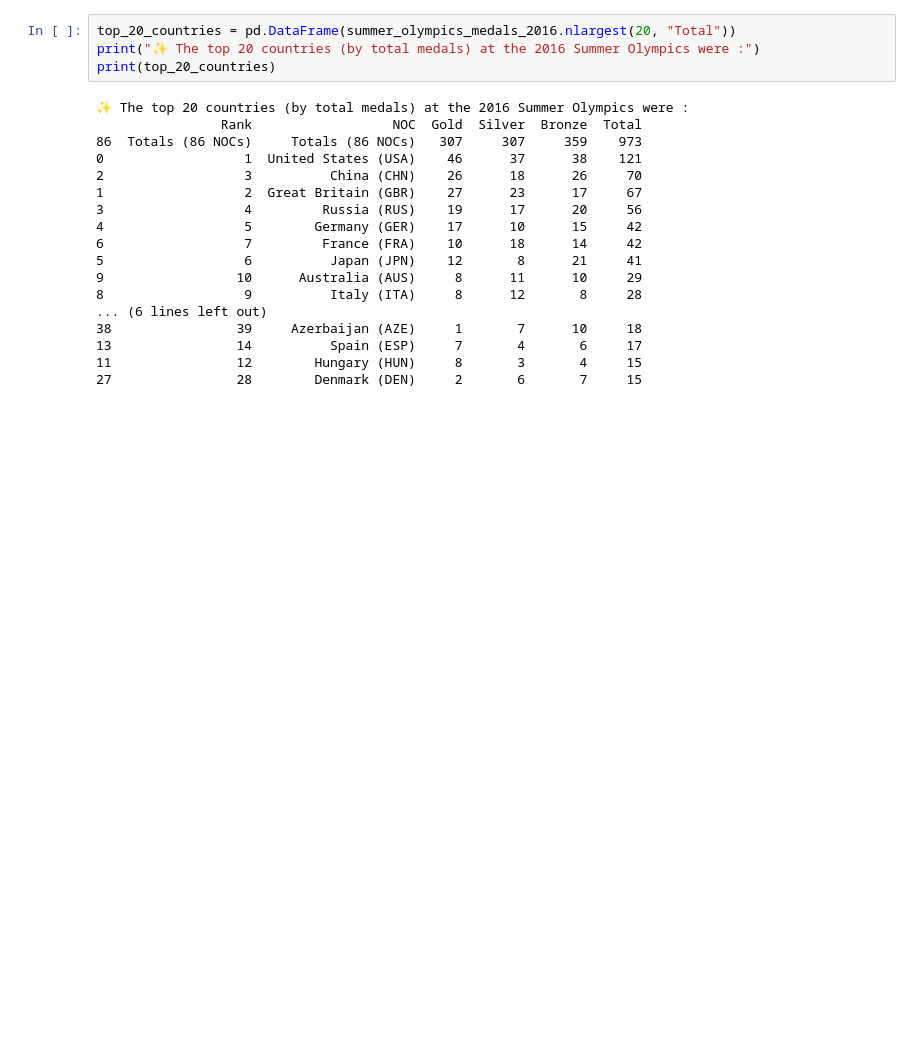
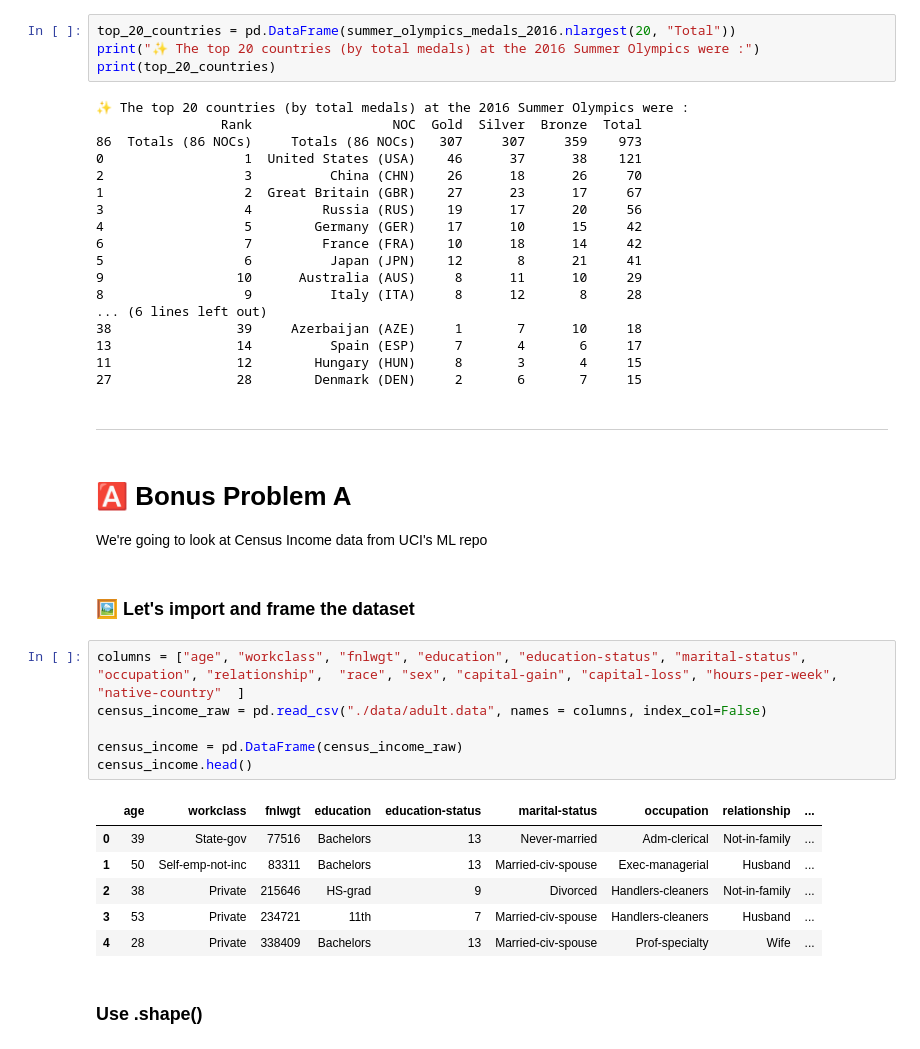
Before and after one commit to RealDyllon/cz1115, a Jupyter notebook: labs/lab1/Exercise1_Solution.ipynb, the cells around one changed output. Cells and saved outputs as stored; diff of their text form; blank space fills up the shorter version.

```diff
--- a/labs/lab1/Exercise1_Solution.ipynb
+++ b/labs/lab1/Exercise1_Solution.ipynb
@@ -178,3 +178,26 @@ print(top_20_countries)
 13                14          Spain (ESP)     7       4       6     17
 11                12        Hungary (HUN)     8       3       4     15
 27                28        Denmark (DEN)     2       6       7     15
+# %% [markdown]
+------------
+# %% [markdown]
+# 🅰 Bonus Problem A
+
+We're going to look at Census Income data from UCI's ML repo
+# %% [markdown]
+### 🖼 Let's import and frame the dataset
+# %%
+columns = ["age", "workclass", "fnlwgt", "education", "education-status", "marital-status", "occupation", "relationship",  "race", "sex", "capital-gain", "capital-loss", "hours-per-week", "native-country"  ]
+census_income_raw = pd.read_csv("./data/adult.data", names = columns, index_col=False)
+
+census_income = pd.DataFrame(census_income_raw)
+census_income.head()
+# %% [output]
+|  | age | workclass | fnlwgt | education | education-status | marital-status | occupation | relationship | ... |
+| 0 | 39 | State-gov | 77516 | Bachelors | 13 | Never-married | Adm-clerical | Not-in-family | ... |
+| 1 | 50 | Self-emp-not-inc | 83311 | Bachelors | 13 | Married-civ-spouse | Exec-managerial | Husband | ... |
+| 2 | 38 | Private | 215646 | HS-grad | 9 | Divorced | Handlers-cleaners | Not-in-family | ... |
+| 3 | 53 | Private | 234721 | 11th | 7 | Married-civ-spouse | Handlers-cleaners | Husband | ... |
+| 4 | 28 | Private | 338409 | Bachelors | 13 | Married-civ-spouse | Prof-specialty | Wife | ... |
+# %% [markdown]
+### Use .shape()
```
Also changed, not shown: parts of 8 cells of this notebook, 2 other files.
